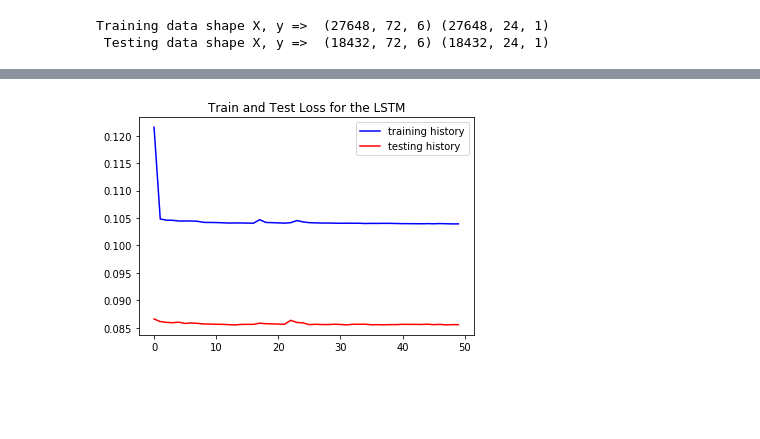
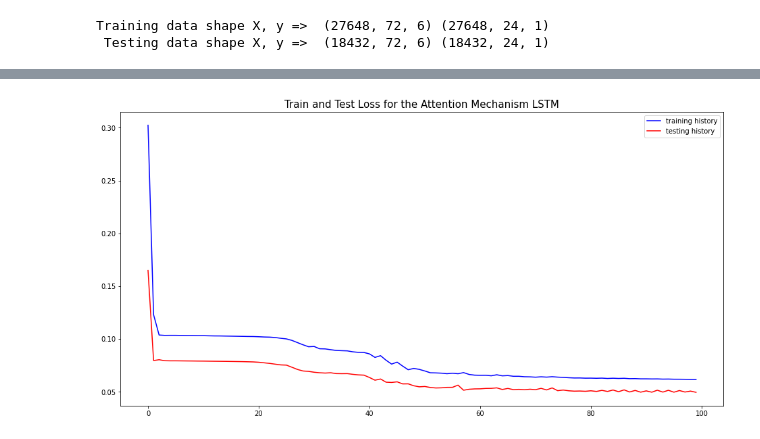
Before and after one commit to xiaopc/air_quality, a Jupyter notebook: get_and_train.ipynb, the cells around one changed output, grey strips where cells are left out. Saved outputs shown, nothing was run; the diff lists cells and outputs as text; code cells hidden in the pictures; blank space fills up the shorter version.

Commit message:
⏫ update data 🔀 different attention

```diff
--- a/get_and_train.ipynb
+++ b/get_and_train.ipynb
@@ -193,10 +201,10 @@ from tensorflow.keras.callbacks import TensorBoard
 
 def create_model():
     x = Input(shape=(train_X.shape[1], train_X.shape[2]), batch_size=batch_size)
-    encoder = LSTM(40, return_sequences=False)(x)
-    encoder = RepeatVector(hours_ahead)(encoder)
+    encoder_seq, encoder_mem, encoder_carry = LSTM(40, return_sequences=True, return_state=True)(x)
+    encoder = RepeatVector(hours_ahead)(encoder_mem)
     decoder = LSTM(40, return_sequences=True)(encoder)
-    qv_attention_seq = Attention()([decoder, decoder])
+    qv_attention_seq = Attention()([decoder, encoder_seq])
     decoder = Dropout(0.3)(qv_attention_seq)
     decoder = TimeDistributed(Dense(1, kernel_initializer='normal', activation='sigmoid'))(decoder)
     model = Model(inputs=[x], outputs=[decoder])
@@ -273,12 +280,14 @@ with strategy.scope():
 # %%
 from matplotlib import pyplot
 %matplotlib inline
 
 # tracking history for plots
-pyplot.plot(history.history['loss'], 'b', label='training history')
-pyplot.plot(history.history['val_loss'],  'r',label='testing history')
-pyplot.title("Train and Test Loss for the LSTM")
+fig = pyplot.figure(figsize=(16, 8))
+axes = fig.add_subplot(1, 1, 1)
+axes.plot(history.history['loss'], 'b', label='training history')
+axes.plot(history.history['val_loss'],  'r',label='testing history')
+pyplot.title("Train and Test Loss for the Attention Mechanism LSTM", fontsize='15')
 pyplot.legend()
 pyplot.show()
 # %% [output]
-[figure, old version]
+[figure, new version]
```
Also changed, not shown: parts of 4 cells of this notebook, 23 other files.
